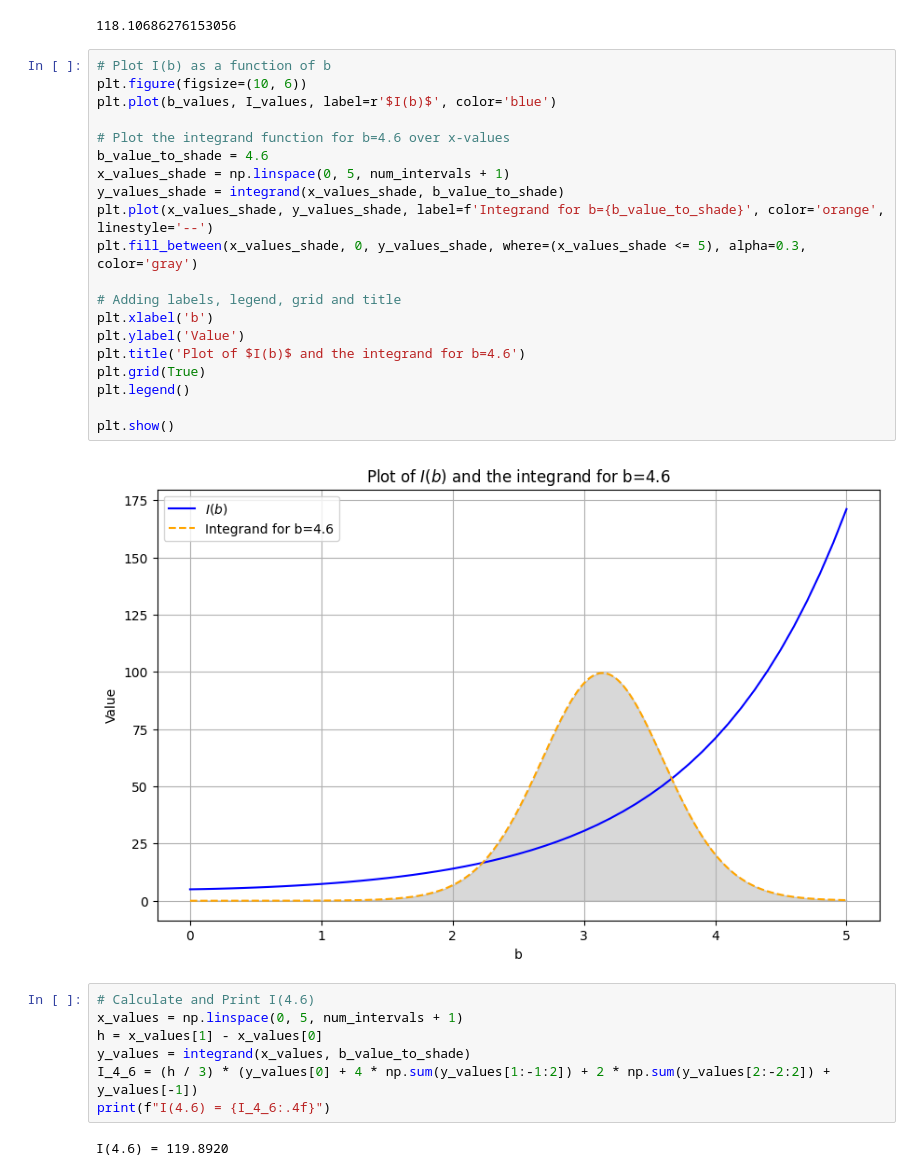
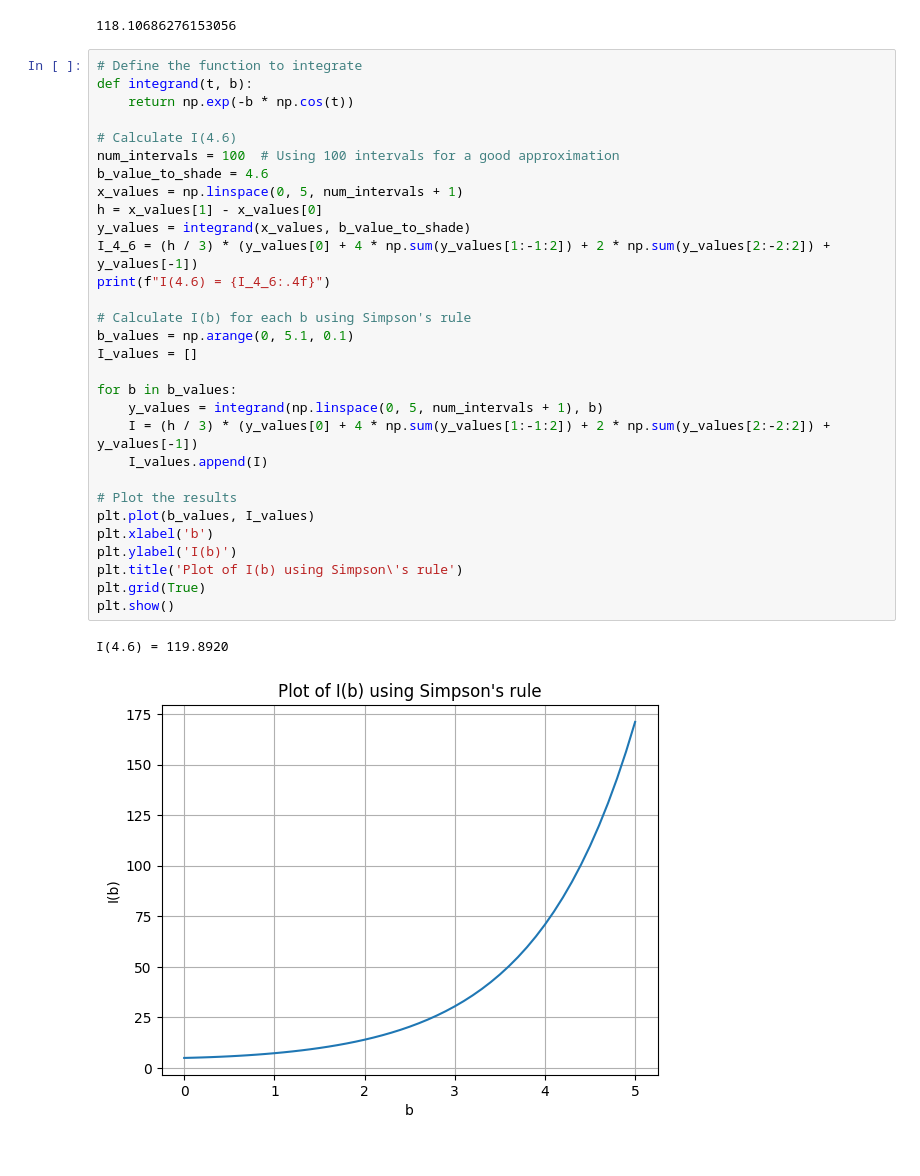
Before and after one commit to aqsnyder/eng_math, a Jupyter notebook: hw_o/1b.ipynb, the cells around one changed output. Saved outputs shown, nothing was run; the diff lists cells and outputs as text.

```diff
--- a/hw_o/1b.ipynb
+++ b/hw_o/1b.ipynb
@@ -66,34 +72,36 @@ print(integral_values[-1])
 Approximate value of the integral from 0 to 5 using 10 terms: 118.10686276153056
 [figure]
 118.10686276153056
-# %%
-# Plot I(b) as a function of b
-plt.figure(figsize=(10, 6))
-plt.plot(b_values, I_values, label=r'$I(b)$', color='blue')
-
-# Plot the integrand function for b=4.6 over x-values
-b_value_to_shade = 4.6
-x_values_shade = np.linspace(0, 5, num_intervals + 1)
-y_values_shade = integrand(x_values_shade, b_value_to_shade)
-plt.plot(x_values_shade, y_values_shade, label=f'Integrand for b={b_value_to_shade}', color='orange', linestyle='--')
-plt.fill_between(x_values_shade, 0, y_values_shade, where=(x_values_shade <= 5), alpha=0.3, color='gray')
-
-# Adding labels, legend, grid and title
-plt.xlabel('b')
-plt.ylabel('Value')
-plt.title('Plot of $I(b)$ and the integrand for b=4.6')
-plt.grid(True)
-plt.legend()
-
-plt.show()
-# %% [output]
-[figure, removed]
 # %%
-# Calculate and Print I(4.6)
+# Define the function to integrate
+def integrand(t, b):
+    return np.exp(-b * np.cos(t))
+
+# Calculate I(4.6)
+num_intervals = 100  # Using 100 intervals for a good approximation
+b_value_to_shade = 4.6
 x_values = np.linspace(0, 5, num_intervals + 1)
 h = x_values[1] - x_values[0]
 y_values = integrand(x_values, b_value_to_shade)
 I_4_6 = (h / 3) * (y_values[0] + 4 * np.sum(y_values[1:-1:2]) + 2 * np.sum(y_values[2:-2:2]) + y_values[-1])
 print(f"I(4.6) = {I_4_6:.4f}")
+
+# Calculate I(b) for each b using Simpson's rule
+b_values = np.arange(0, 5.1, 0.1)
+I_values = []
+
+for b in b_values:
+    y_values = integrand(np.linspace(0, 5, num_intervals + 1), b)
+    I = (h / 3) * (y_values[0] + 4 * np.sum(y_values[1:-1:2]) + 2 * np.sum(y_values[2:-2:2]) + y_values[-1])
+    I_values.append(I)
+
+# Plot the results
+plt.plot(b_values, I_values)
+plt.xlabel('b')
+plt.ylabel('I(b)')
+plt.title('Plot of I(b) using Simpson\'s rule')
+plt.grid(True)
+plt.show()
 # %% [output]
 I(4.6) = 119.8920
+[figure, added]
```
Also changed, not shown: parts of 5 cells of this notebook, 20 other files.
